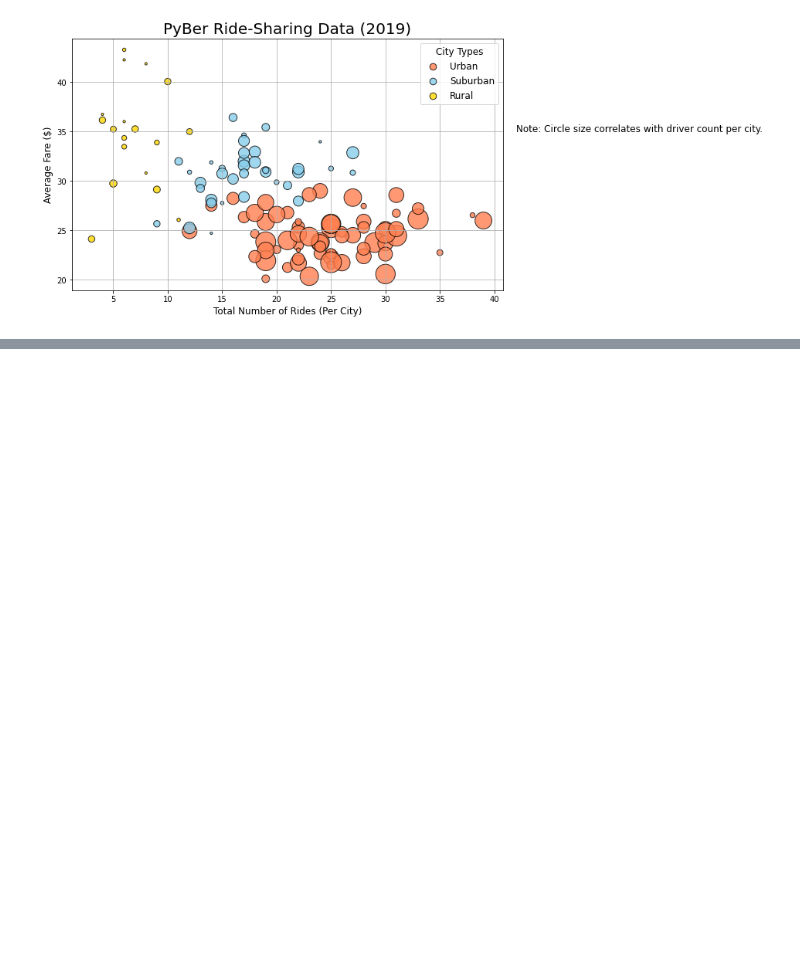
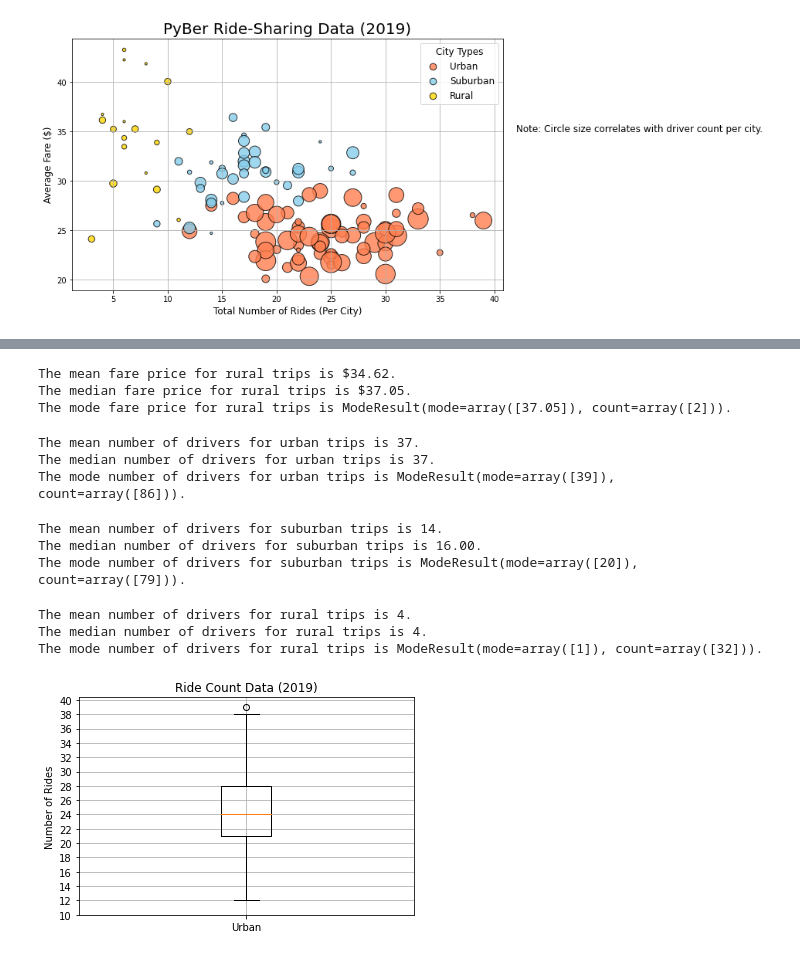
Before and after one commit to anirudhkolar/PyBer_Analysis, a Jupyter notebook: PyBer.ipynb, the cells around one changed output, grey strips where cells are left out. Drawn from its saved outputs; the diff is of its cells as text; code cells hidden in the pictures; blank space fills up the shorter version.

Commit message:
adding box & whisker plots

```diff
--- a/PyBer.ipynb
+++ b/PyBer.ipynb
@@ -275,0 +406,13 @@ plt.show()
+# %%
+mean_rural_fares = np.mean(rural_fares)
+print(f"The mean fare price for rural trips is ${mean_rural_fares:.2f}.")
+
+median_rural_fares = np.median(rural_fares)
+print(f"The median fare price for rural trips is ${median_rural_fares:.2f}.")
+
+mode_rural_fares = sts.mode(rural_fares)
+print(f"The mode fare price for rural trips is {mode_rural_fares}.")
+# %% [output]
+The mean fare price for rural trips is $34.62.
+The median fare price for rural trips is $37.05.
+The mode fare price for rural trips is ModeResult(mode=array([37.05]), count=array([2])).
@@ -275,0 +423,50 @@ plt.show()
+# %%
+mean_urban_drivers = np.mean(urban_drivers)
+print(f"The mean number of drivers for urban trips is {mean_urban_drivers:.0f}.")
+
+median_urban_drivers = np.median(urban_drivers)
+print(f"The median number of drivers for urban trips is {median_urban_drivers:.0f}.")
+
+mode_urban_drivers = sts.mode(urban_drivers)
+print(f"The mode number of drivers for urban trips is {mode_urban_drivers}.")
+# %% [output]
+The mean number of drivers for urban trips is 37.
+The median number of drivers for urban trips is 37.
+The mode number of drivers for urban trips is ModeResult(mode=array([39]), count=array([86])).
+# %%
+mean_suburban_drivers = np.mean(suburban_drivers)
+print(f"The mean number of drivers for suburban trips is {mean_suburban_drivers:.0f}.")
+
+median_suburban_drivers = np.median(suburban_drivers)
+print(f"The median number of drivers for suburban trips is {median_suburban_drivers:.0f}.")
+
+mode_suburban_drivers = sts.mode(suburban_drivers)
+print(f"The mode number of drivers for suburban trips is {mode_suburban_drivers}.")
+# %% [output]
+The mean number of drivers for suburban trips is 14.
+The median number of drivers for suburban trips is 16.00.
+The mode number of drivers for suburban trips is ModeResult(mode=array([20]), count=array([79])).
+# %%
+mean_rural_drivers = np.mean(rural_drivers)
+print(f"The mean number of drivers for rural trips is {mean_rural_drivers:.0f}.")
+
+median_rural_drivers = np.median(rural_drivers)
+print(f"The median number of drivers for rural trips is {median_rural_drivers:.0f}.")
+
+mode_rural_drivers = sts.mode(rural_drivers)
+print(f"The mode number of drivers for rural trips is {mode_rural_drivers}.")
+# %% [output]
+The mean number of drivers for rural trips is 4.
+The median number of drivers for rural trips is 4.
+The mode number of drivers for rural trips is ModeResult(mode=array([1]), count=array([32])).
+# %%
+x_label = ["Urban"]
+ax = plt.axes()
+ax.boxplot(urban_ride_count,labels=x_label)
+ax.set_title("Ride Count Data (2019)"),
+ax.set_ylabel("Number of Rides"),
+ax.set_yticks(np.arange(10,41,step=2.0))
+ax.grid()
+plt.show()
+# %% [output]
+[figure, added]
```
Also changed, not shown: parts of 23 cells of this notebook, 3 other files.
